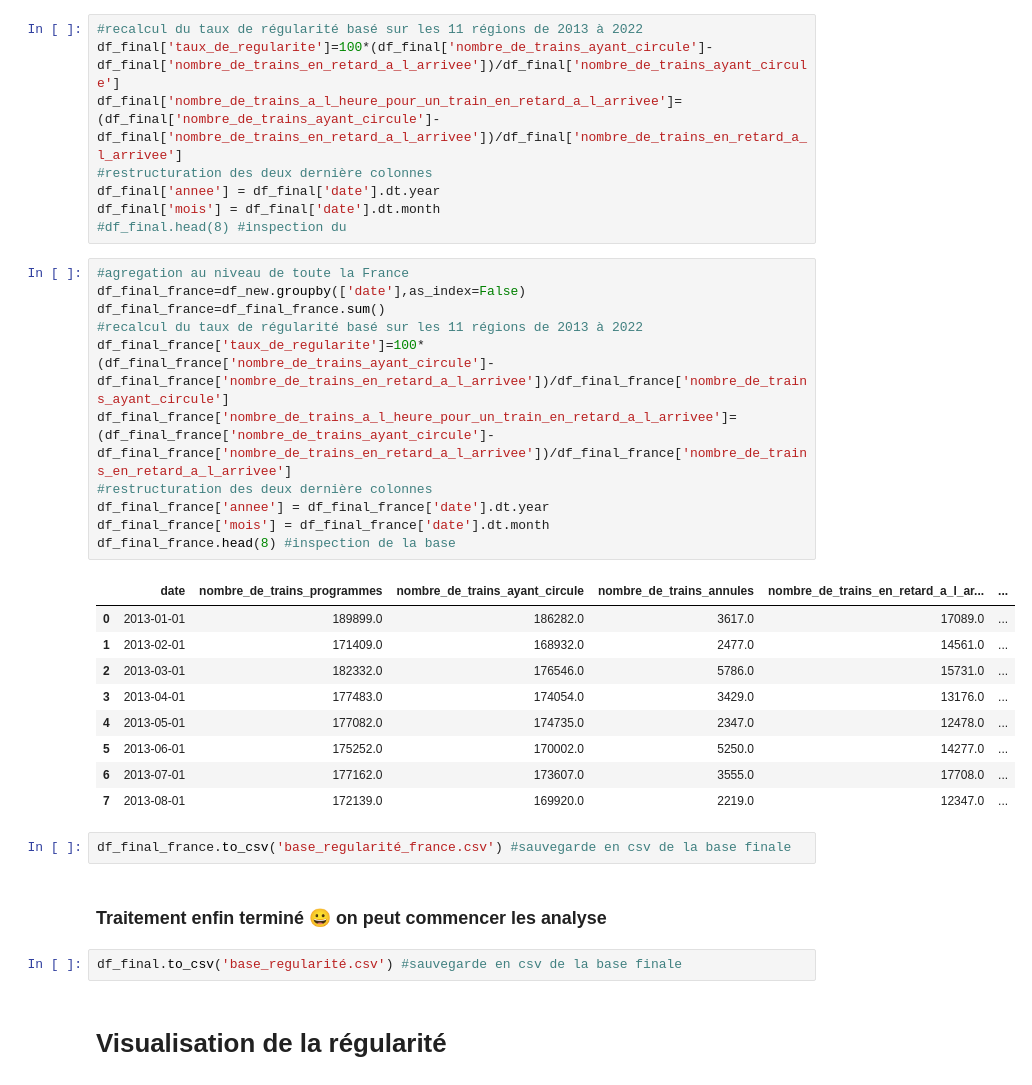
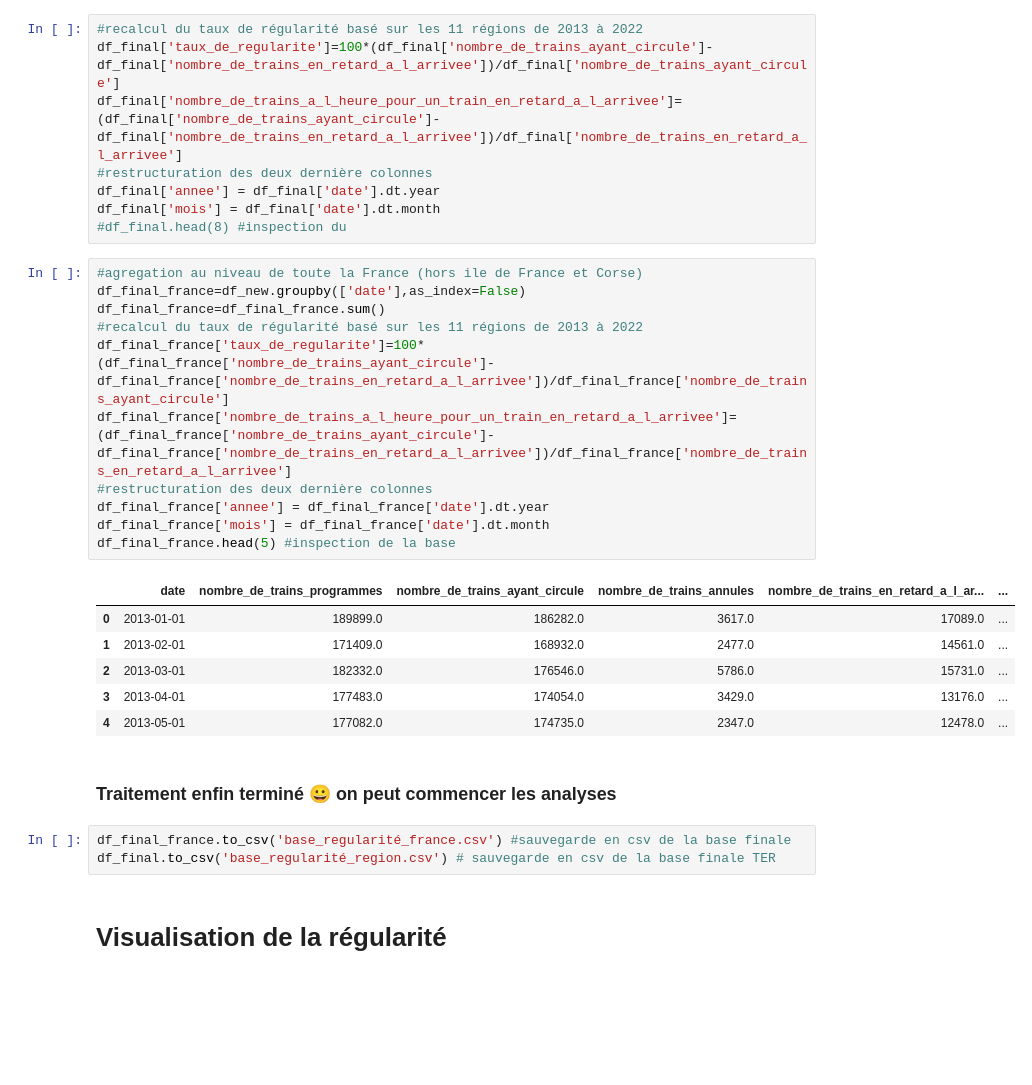
Before and after one commit to gbiaou/Projet_Python_SNCF, a Jupyter notebook: Regularite_des_trains/Recuperation_données_regularité.ipynb, the cells around one changed output. Saved outputs shown, nothing was run; the diff lists cells and outputs as text; blank space fills up the shorter version.

```diff
--- a/Regularite_des_trains/Recuperation_données_regularité.ipynb
+++ b/Regularite_des_trains/Recuperation_données_regularité.ipynb
@@ -356,32 +342,28 @@ df_final['annee'] = df_final['date'].dt.year
 df_final['mois'] = df_final['date'].dt.month
 #df_final.head(8) #inspection du
 # %%
-#agregation au niveau de toute la France
+#agregation au niveau de toute la France (hors ile de France et Corse)
 df_final_france=df_new.groupby(['date'],as_index=False)
 df_final_france=df_final_france.sum()
 #recalcul du taux de régularité basé sur les 11 régions de 2013 à 2022
 df_final_france['taux_de_regularite']=100*(df_final_france['nombre_de_trains_ayant_circule']-df_final_france['nombre_de_trains_en_retard_a_l_arrivee'])/df_final_france['nombre_de_trains_ayant_circule']
 df_final_france['nombre_de_trains_a_l_heure_pour_un_train_en_retard_a_l_arrivee']=(df_final_france['nombre_de_trains_ayant_circule']-df_final_france['nombre_de_trains_en_retard_a_l_arrivee'])/df_final_france['nombre_de_trains_en_retard_a_l_arrivee']
 #restructuration des deux dernière colonnes
 df_final_france['annee'] = df_final_france['date'].dt.year
 df_final_france['mois'] = df_final_france['date'].dt.month
-df_final_france.head(8) #inspection de la base
+df_final_france.head(5) #inspection de la base
 # %% [output]
 |  | date | nombre_de_trains_programmes | nombre_de_trains_ayant_circule | nombre_de_trains_annules | nombre_de_trains_en_retard_a_l_ar... | ... |
 | 0 | 2013-01-01 | 189899.0 | 186282.0 | 3617.0 | 17089.0 | ... |
 | 1 | 2013-02-01 | 171409.0 | 168932.0 | 2477.0 | 14561.0 | ... |
 | 2 | 2013-03-01 | 182332.0 | 176546.0 | 5786.0 | 15731.0 | ... |
 | 3 | 2013-04-01 | 177483.0 | 174054.0 | 3429.0 | 13176.0 | ... |
 | 4 | 2013-05-01 | 177082.0 | 174735.0 | 2347.0 | 12478.0 | ... |
-| 5 | 2013-06-01 | 175252.0 | 170002.0 | 5250.0 | 14277.0 | ... |
-| 6 | 2013-07-01 | 177162.0 | 173607.0 | 3555.0 | 17708.0 | ... |
-| 7 | 2013-08-01 | 172139.0 | 169920.0 | 2219.0 | 12347.0 | ... |
+# %% [markdown]
+### Traitement enfin terminé &#x1F600; on peut commencer les analyses
 # %%
 df_final_france.to_csv('base_regularité_france.csv') #sauvegarde en csv de la base finale
+df_final.to_csv('base_regularité_region.csv') # sauvegarde en csv de la base finale TER
-# %% [markdown]
-### Traitement enfin terminé &#x1F600; on peut commencer les analyse
-# %%
-df_final.to_csv('base_regularité.csv') #sauvegarde en csv de la base finale
 # %% [markdown]
 # Visualisation de la régularité
 # %% [markdown]
```
Also changed, not shown: parts of 9 cells of this notebook, 4 other files.
